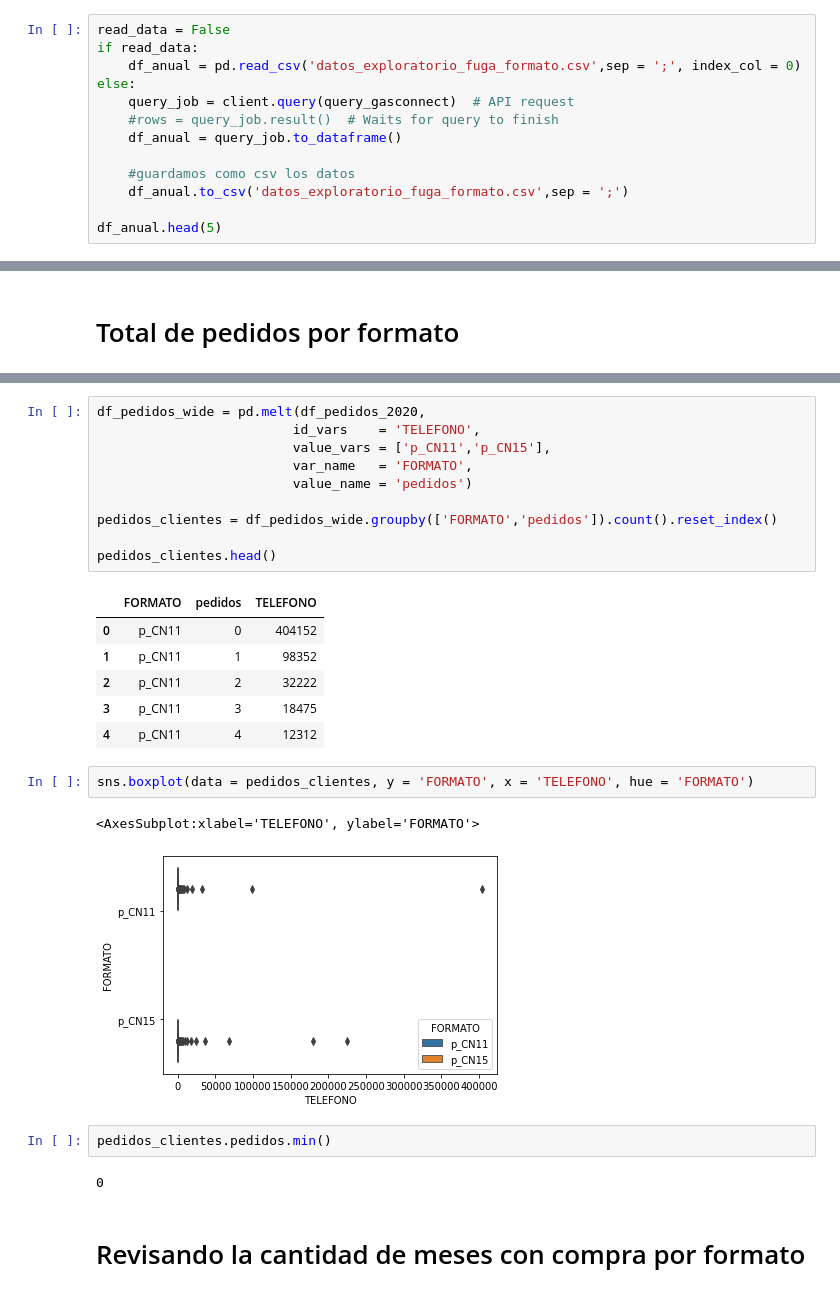
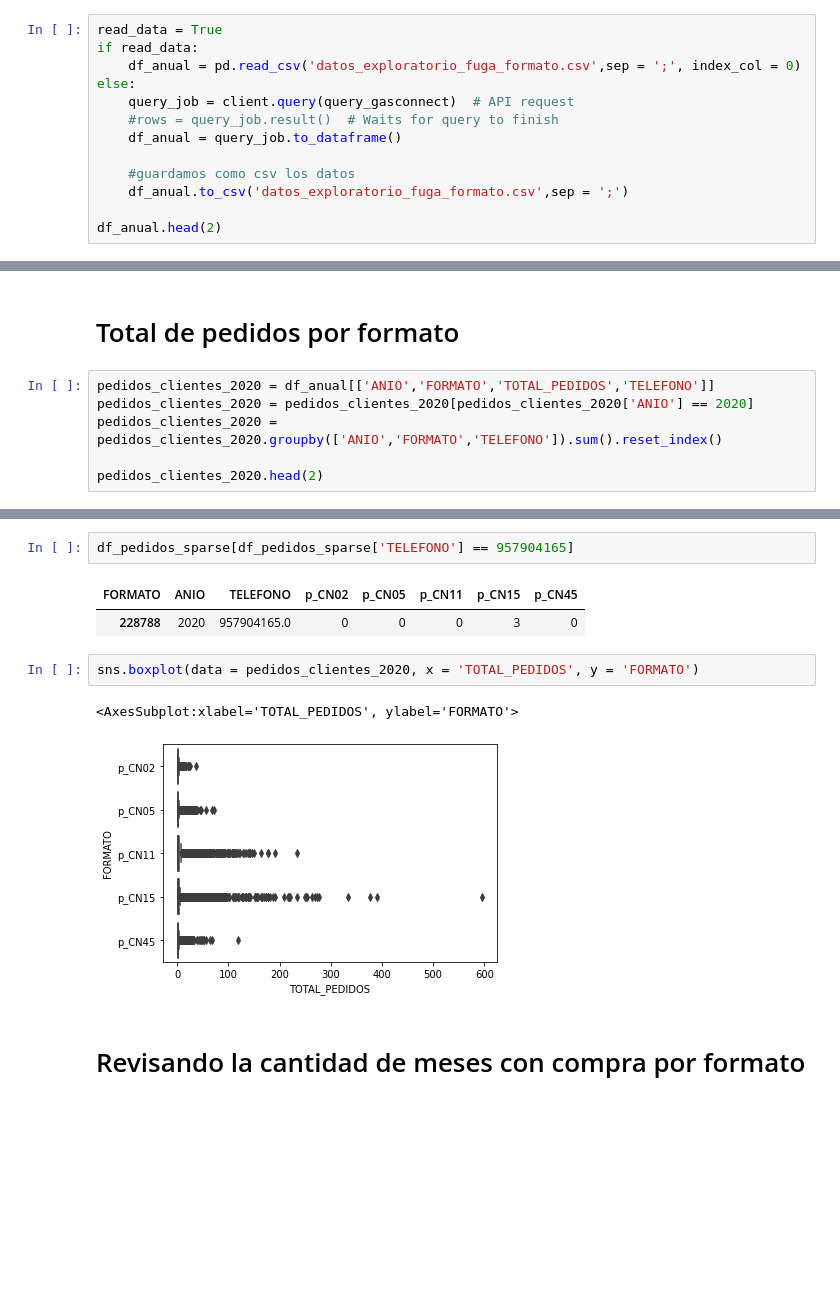
Before and after one commit to fbenavides-gasco/gasco-modelo-fuga, a Jupyter notebook: Exploratorio_fuga_por_tipo_cilindro.ipynb, the cells around one changed output, grey strips where cells are left out. Saved outputs shown, nothing was run; the diff lists cells and outputs as text; blank space fills up the shorter version.

```diff
--- a/Exploratorio Fuga por Tipo de cilindro.ipynb
+++ b/Exploratorio_fuga_por_tipo_cilindro.ipynb
@@ -99,5 +95,5 @@ ON(A.TELEFONO = B.telefono)
 # %%
-read_data = False
+read_data = True
 if read_data:
     df_anual = pd.read_csv('datos_exploratorio_fuga_formato.csv',sep = ';', index_col = 0)
 else:
@@ -108,6 +104,6 @@ else:
     #guardamos como csv los datos
     df_anual.to_csv('datos_exploratorio_fuga_formato.csv',sep = ';')
 
-df_anual.head(5)
+df_anual.head(2)
 # %% [output]
 |  | ANIO | MONTH | TELEFONO | FORMATO | TOTAL_PEDIDOS | FECHA_PRIMER_PEDIDO | FECHA_ULTIMO_PEDIDO | ... |
@@ -119,2 +112,8 @@ df_anual.head(5)
 # %% [markdown]
 # Total de pedidos por formato
+# %%
+pedidos_clientes_2020 = df_anual[['ANIO','FORMATO','TOTAL_PEDIDOS','TELEFONO']]
+pedidos_clientes_2020 = pedidos_clientes_2020[pedidos_clientes_2020['ANIO'] == 2020]
+pedidos_clientes_2020 = pedidos_clientes_2020.groupby(['ANIO','FORMATO','TELEFONO']).sum().reset_index()
+
+pedidos_clientes_2020.head(2)
@@ -139,29 +144,13 @@ df_pedidos_2020.head()
-# %%
-df_pedidos_wide = pd.melt(df_pedidos_2020,
-                         id_vars    = 'TELEFONO',
-                         value_vars = ['p_CN11','p_CN15'],
-                         var_name   = 'FORMATO',
-                         value_name = 'pedidos')
-
-pedidos_clientes = df_pedidos_wide.groupby(['FORMATO','pedidos']).count().reset_index()
-
-pedidos_clientes.head()
-# %% [output]
-|  | FORMATO | pedidos | TELEFONO |
-| 0 | p_CN11 | 0 | 404152 |
-| 1 | p_CN11 | 1 | 98352 |
-| 2 | p_CN11 | 2 | 32222 |
-| 3 | p_CN11 | 3 | 18475 |
-| 4 | p_CN11 | 4 | 12312 |
+# %%
+df_pedidos_sparse[df_pedidos_sparse['TELEFONO'] == 957904165]
+# %% [output]
+| FORMATO | ANIO | TELEFONO | p_CN02 | p_CN05 | p_CN11 | p_CN15 | p_CN45 |
+| 228788 | 2020 | 957904165.0 | 0 | 0 | 0 | 3 | 0 |
 # %%
-sns.boxplot(data = pedidos_clientes, y = 'FORMATO', x = 'TELEFONO', hue = 'FORMATO')
+sns.boxplot(data = pedidos_clientes_2020, x = 'TOTAL_PEDIDOS', y = 'FORMATO')
 # %% [output]
-<AxesSubplot:xlabel='TELEFONO', ylabel='FORMATO'>
+<AxesSubplot:xlabel='TOTAL_PEDIDOS', ylabel='FORMATO'>
-[figure, old version]
+[figure, new version]
-# %%
-pedidos_clientes.pedidos.min()
-# %% [output]
-0
 # %% [markdown]
 # Revisando la cantidad de meses con compra por formato
 # %%
```
Also changed, not shown: parts of 18 cells of this notebook, 1 other file.
